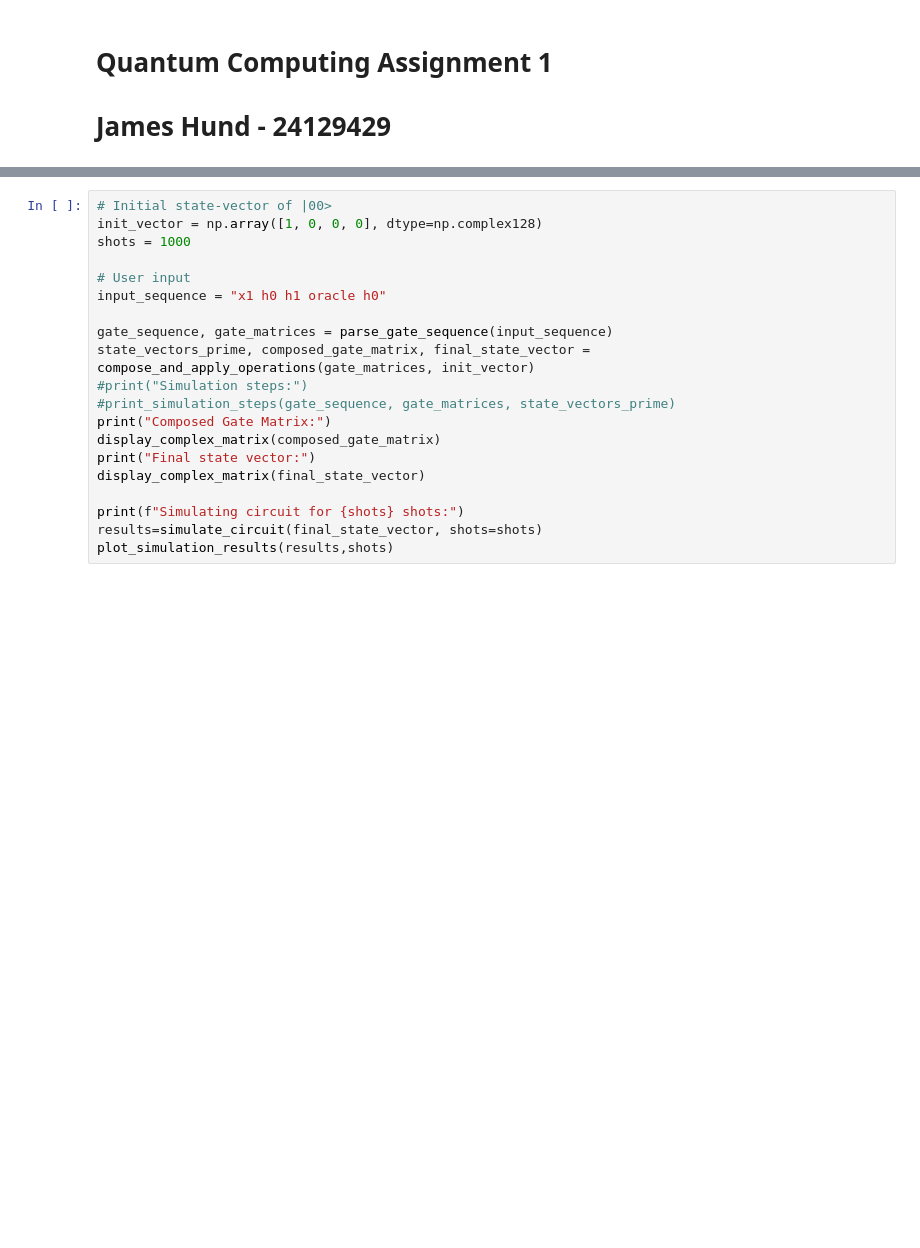
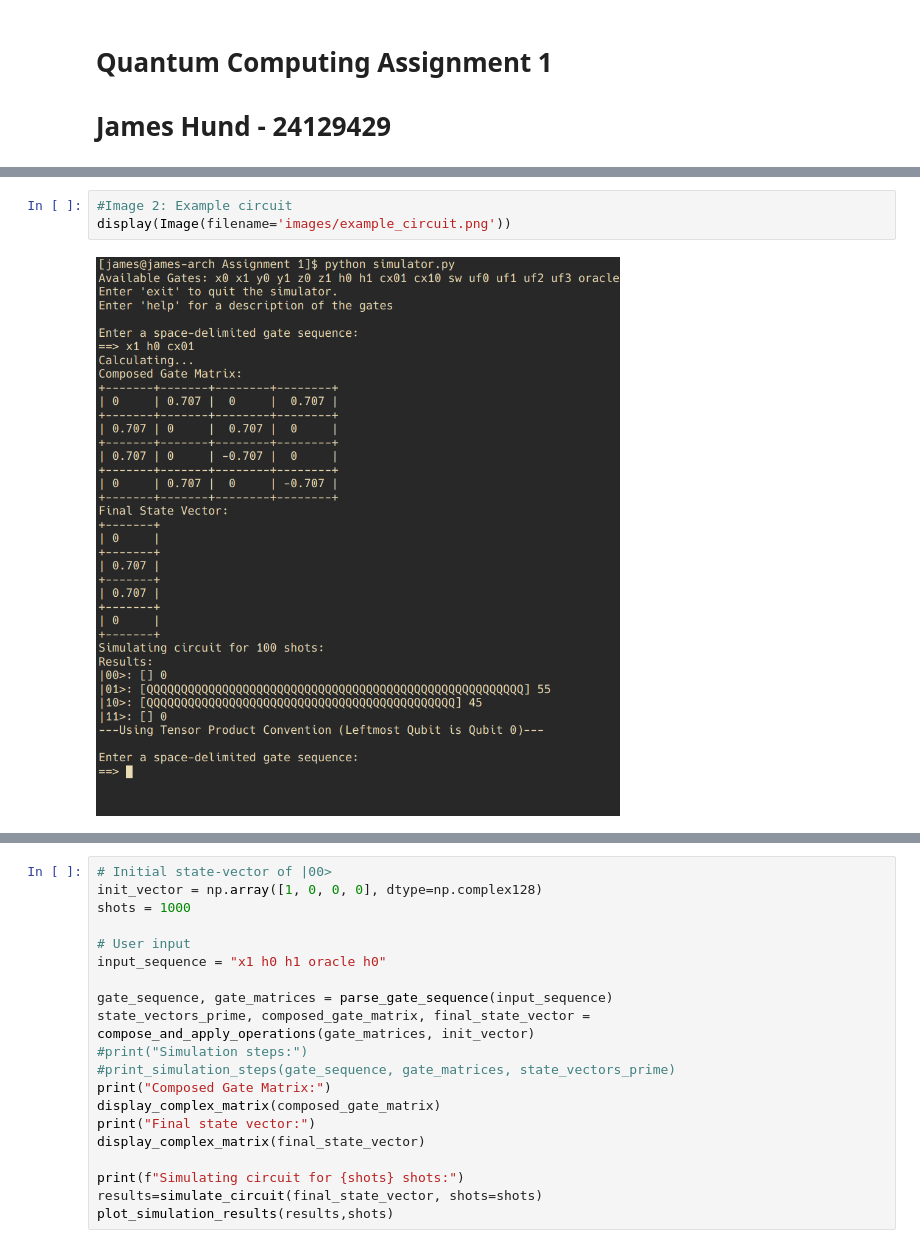
Before and after one commit to JamesHund/Quantum-Simulator, a Jupyter notebook: report.ipynb, the cells around one changed output, grey strips where cells are left out. Saved outputs shown, nothing was run; the diff lists cells and outputs as text; blank space fills up the shorter version.

```diff
--- a/report.ipynb
+++ b/report.ipynb
@@ -16,0 +27,5 @@ from plot import *
+# %%
+#Image 2: Example circuit
+display(Image(filename='images/example_circuit.png'))
+# %% [output]
+[figure, added]
```
Also changed, not shown: parts of 26 cells of this notebook.
